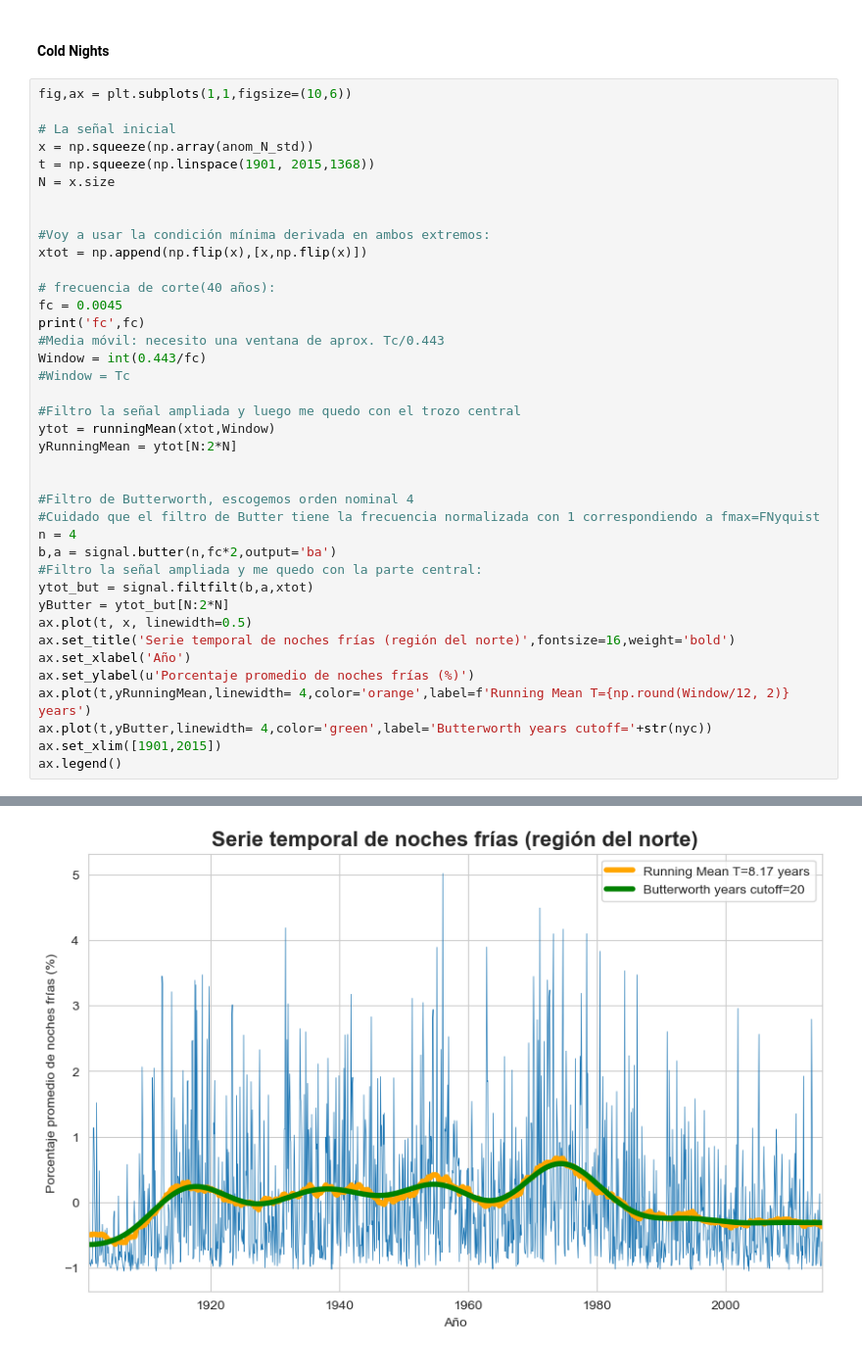
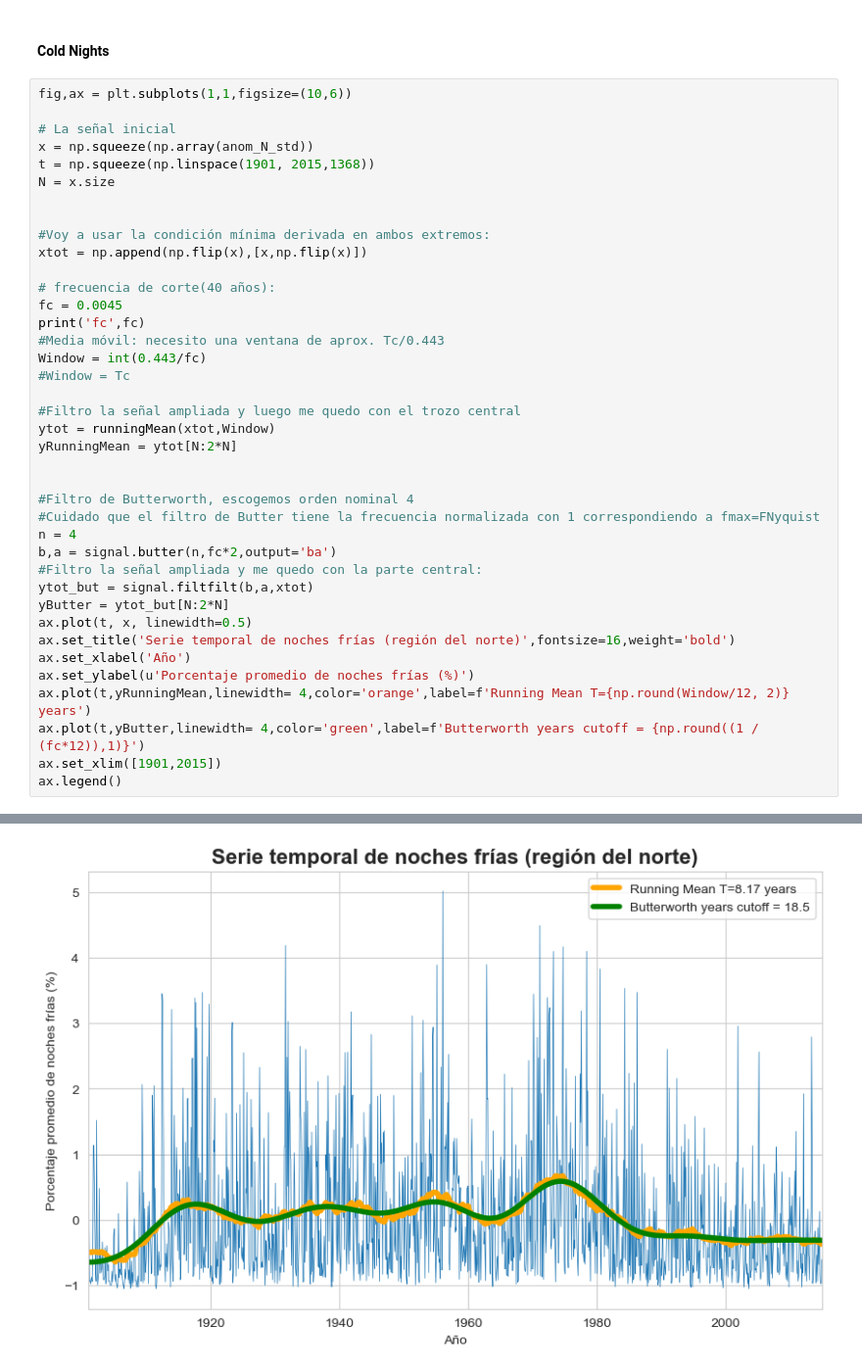
Before and after one commit to nagoremeabe/practica_2, a Jupyter notebook: practica2.ipynb, the cells around one changed output, grey strips where cells are left out. Shown at 98% size. Drawn from its saved outputs; the diff is of its cells as text.

```diff
--- a/practica2.ipynb
+++ b/practica2.ipynb
@@ -1149,32 +1150,32 @@ xtot = np.append(np.flip(x),[x,np.flip(x)])
 
 # frecuencia de corte(40 años):
 fc = 0.0045
 print('fc',fc)
 #Media móvil: necesito una ventana de aprox. Tc/0.443
 Window = int(0.443/fc)
 #Window = Tc
 
 #Filtro la señal ampliada y luego me quedo con el trozo central
 ytot = runningMean(xtot,Window)
 yRunningMean = ytot[N:2*N]
 
 
 #Filtro de Butterworth, escogemos orden nominal 4
 #Cuidado que el filtro de Butter tiene la frecuencia normalizada con 1 correspondiendo a fmax=FNyquist
 n = 4
 b,a = signal.butter(n,fc*2,output='ba')
 #Filtro la señal ampliada y me quedo con la parte central:
 ytot_but = signal.filtfilt(b,a,xtot)
 yButter = ytot_but[N:2*N]
 ax.plot(t, x, linewidth=0.5)
 ax.set_title('Serie temporal de noches frías (región del norte)',fontsize=16,weight='bold')
 ax.set_xlabel('Año')
 ax.set_ylabel(u'Porcentaje promedio de noches frías (%)')
 ax.plot(t,yRunningMean,linewidth= 4,color='orange',label=f'Running Mean T={np.round(Window/12, 2)} years')
-ax.plot(t,yButter,linewidth= 4,color='green',label='Butterworth years cutoff='+str(nyc))
+ax.plot(t,yButter,linewidth= 4,color='green',label=f'Butterworth years cutoff = {np.round((1 / (fc*12)),1)}')
 ax.set_xlim([1901,2015])
 ax.legend()
 # %% [output]
 fc 0.0045
 <matplotlib.legend.Legend at 0x...>
-[figure, old version]
+[figure, new version]
```
Also changed, not shown: parts of 9 cells of this notebook.
